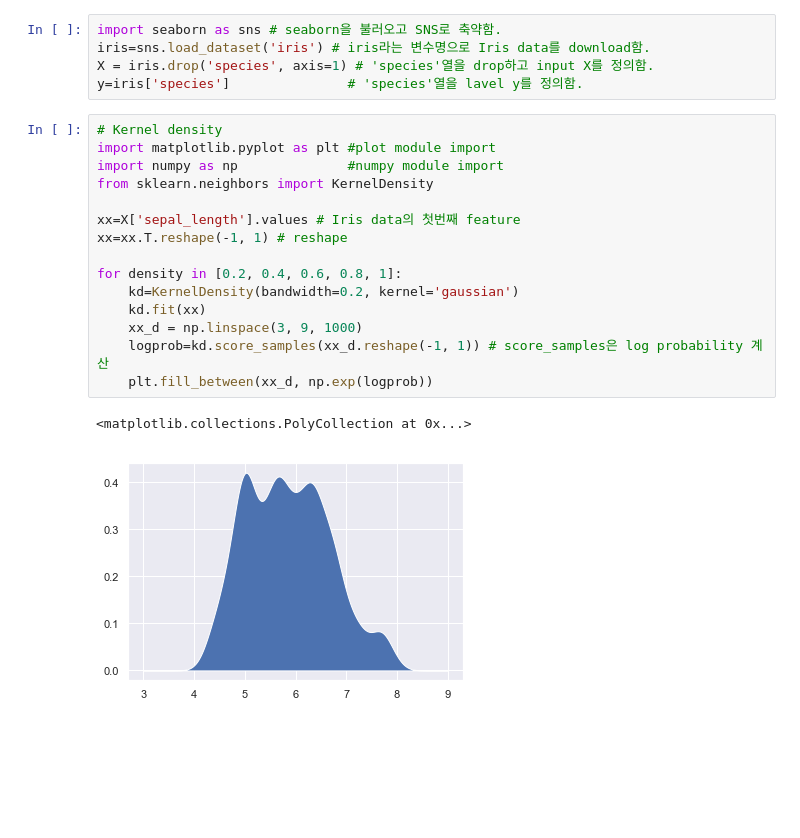
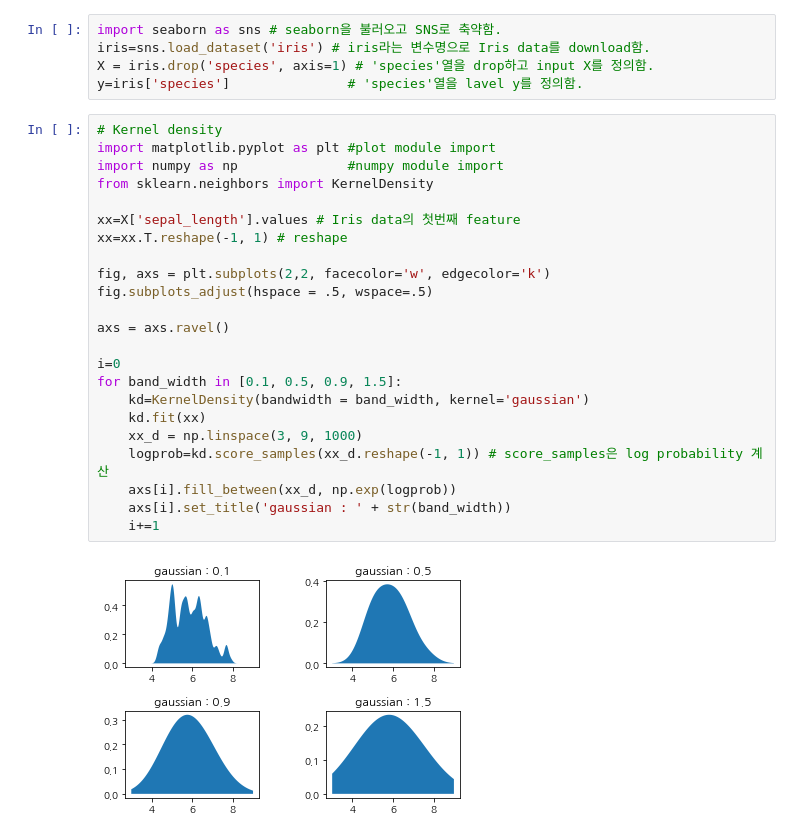
Before and after one commit to euisuk-chung/adv-statistical-ml, a Jupyter notebook: assignment/4장_KNN_Kernel Density.ipynb, the cells around one changed output. Saved outputs shown, nothing was run; the diff lists cells and outputs as text; blank space fills up the shorter version.

```diff
--- a/assignment/4장_KNN_Kernel Density.ipynb
+++ b/assignment/4장_KNN_Kernel Density.ipynb
@@ -122,18 +122,25 @@ y=iris['species']               # 'species'열을 lavel y를 정의함.
 # %%
 # Kernel density
 import matplotlib.pyplot as plt #plot module import
 import numpy as np              #numpy module import
 from sklearn.neighbors import KernelDensity
 
 xx=X['sepal_length'].values # Iris data의 첫번째 feature
 xx=xx.T.reshape(-1, 1) # reshape
 
-for density in [0.2, 0.4, 0.6, 0.8, 1]:
-    kd=KernelDensity(bandwidth=0.2, kernel='gaussian')
+fig, axs = plt.subplots(2,2, facecolor='w', edgecolor='k')
+fig.subplots_adjust(hspace = .5, wspace=.5)
+
+axs = axs.ravel()
+
+i=0
+for band_width in [0.1, 0.5, 0.9, 1.5]:
+    kd=KernelDensity(bandwidth = band_width, kernel='gaussian')
     kd.fit(xx)
     xx_d = np.linspace(3, 9, 1000)
     logprob=kd.score_samples(xx_d.reshape(-1, 1)) # score_samples은 log probability 계산
-    plt.fill_between(xx_d, np.exp(logprob))
+    axs[i].fill_between(xx_d, np.exp(logprob))
+    axs[i].set_title('gaussian : ' + str(band_width))
+    i+=1
 # %% [output]
-<matplotlib.collections.PolyCollection at 0x...>
-[figure, old version]
+[figure, new version]
```
Also changed, not shown: parts of 6 cells of this notebook.
